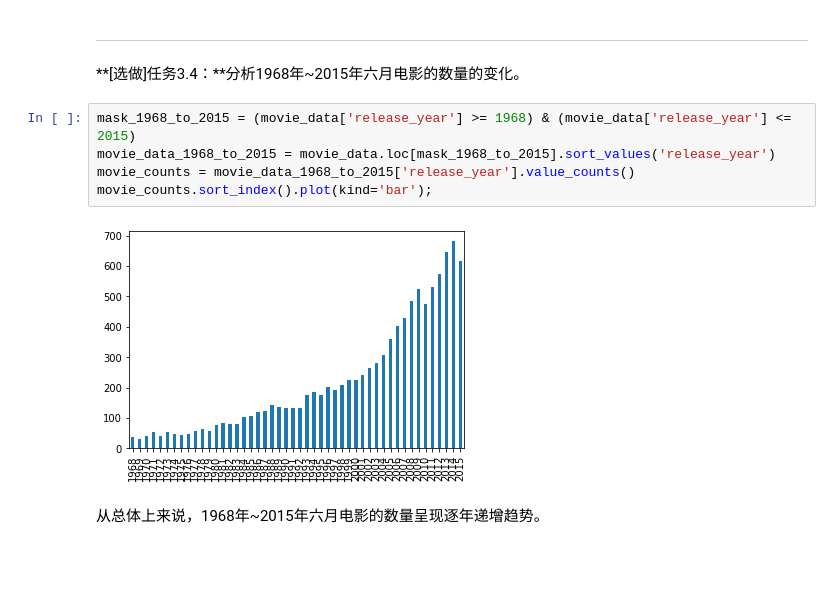
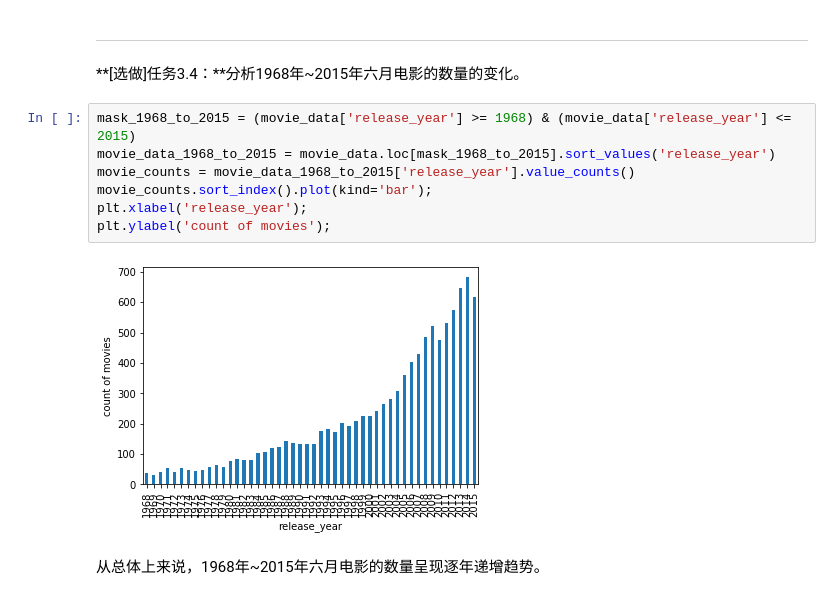
Before and after one commit to yangzhao1983/AIPND-cn, a Jupyter notebook: P2_Explore_Movie_Dataset/Explore Movie Dataset.ipynb, the cells around one changed output. Drawn from its saved outputs; the diff is of its cells as text; blank space fills up the shorter version.

```diff
--- a/P2_Explore_Movie_Dataset/Explore Movie Dataset.ipynb
+++ b/P2_Explore_Movie_Dataset/Explore Movie Dataset.ipynb
@@ -384,10 +358,12 @@ top3_df_for_plot.plot.bar();
 # %%
 mask_1968_to_2015 = (movie_data['release_year'] >= 1968) & (movie_data['release_year'] <= 2015)
 movie_data_1968_to_2015 = movie_data.loc[mask_1968_to_2015].sort_values('release_year')
 movie_counts = movie_data_1968_to_2015['release_year'].value_counts()
 movie_counts.sort_index().plot(kind='bar');
+plt.xlabel('release_year');
+plt.ylabel('count of movies');
 # %% [output]
-[figure, old version]
+[figure, new version]
 # %% [markdown]
 从总体上来说，1968年~2015年六月电影的数量呈现逐年递增趋势。
 # %% [markdown]
```
Also changed, not shown: parts of 15 cells of this notebook, 2 other files.
